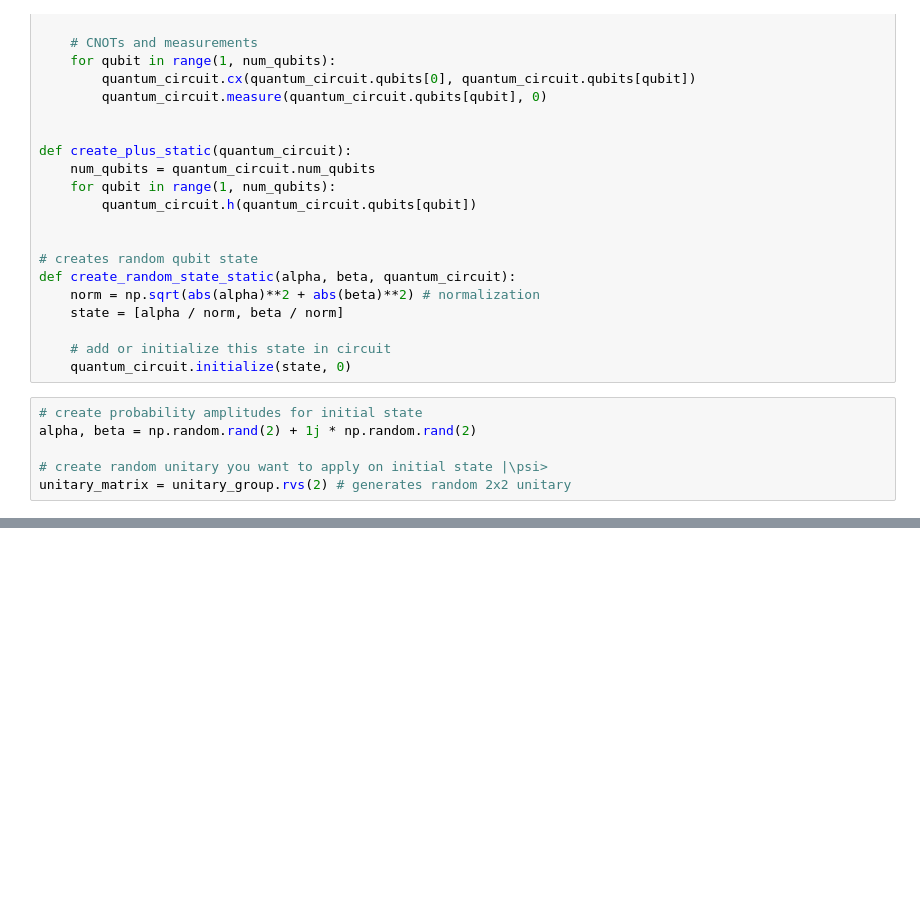
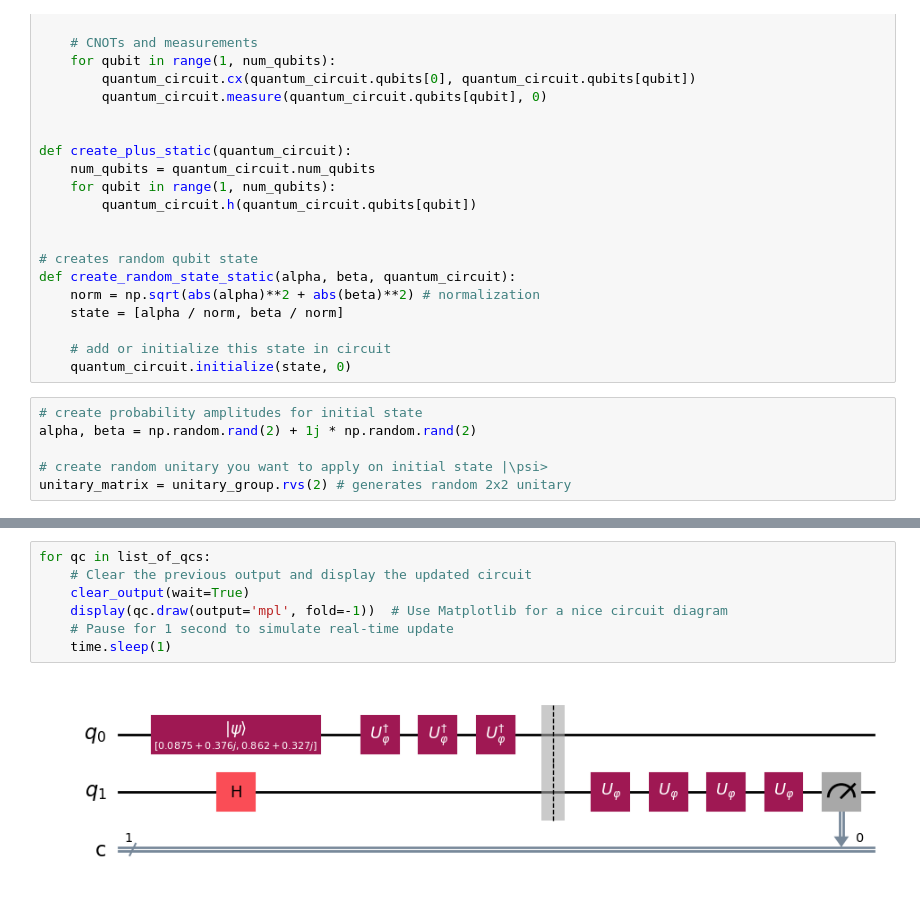
Before and after one commit to Enfili/JarQo, a Jupyter notebook: Vidal-Masanes-Cirac_dynamic.ipynb, the cells around one changed output, grey strips where cells are left out. Drawn from its saved outputs; the diff is of its cells as text; blank space fills up the shorter version.

```diff
--- a/Vidal-Masanes-Cirac_dynamic.ipynb
+++ b/Vidal-Masanes-Cirac_dynamic.ipynb
@@ -192,0 +253,9 @@ qc_resulting.draw(output='mpl', fold=-1)
+# %%
+for qc in list_of_qcs:
+    # Clear the previous output and display the updated circuit
+    clear_output(wait=True)
+    display(qc.draw(output='mpl', fold=-1))  # Use Matplotlib for a nice circuit diagram
+    # Pause for 1 second to simulate real-time update
+    time.sleep(1)
+# %% [output]
+[figure, added]
```
Also changed, not shown: parts of 10 cells of this notebook.
